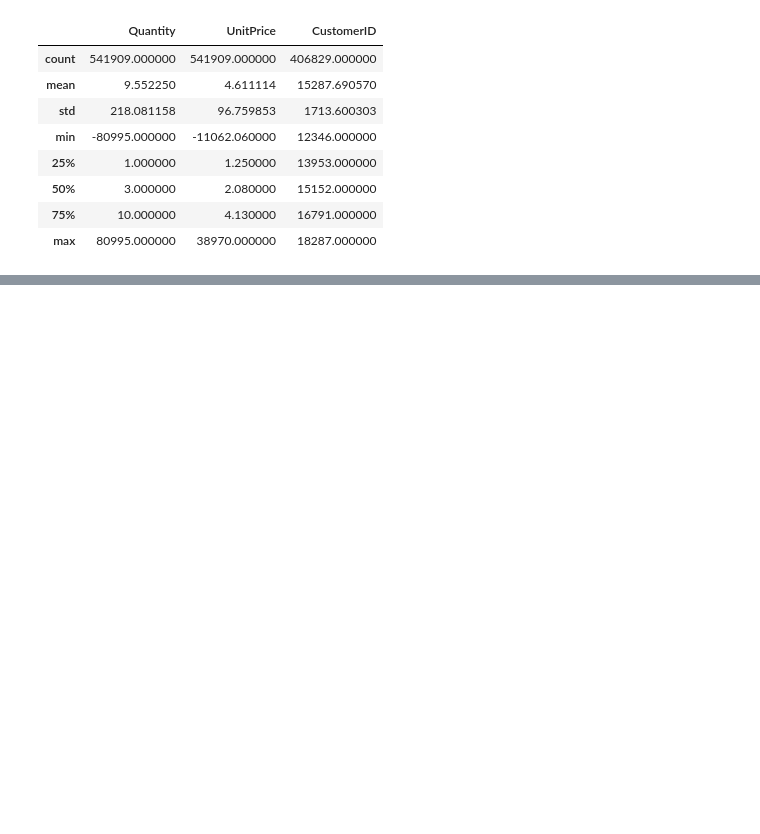
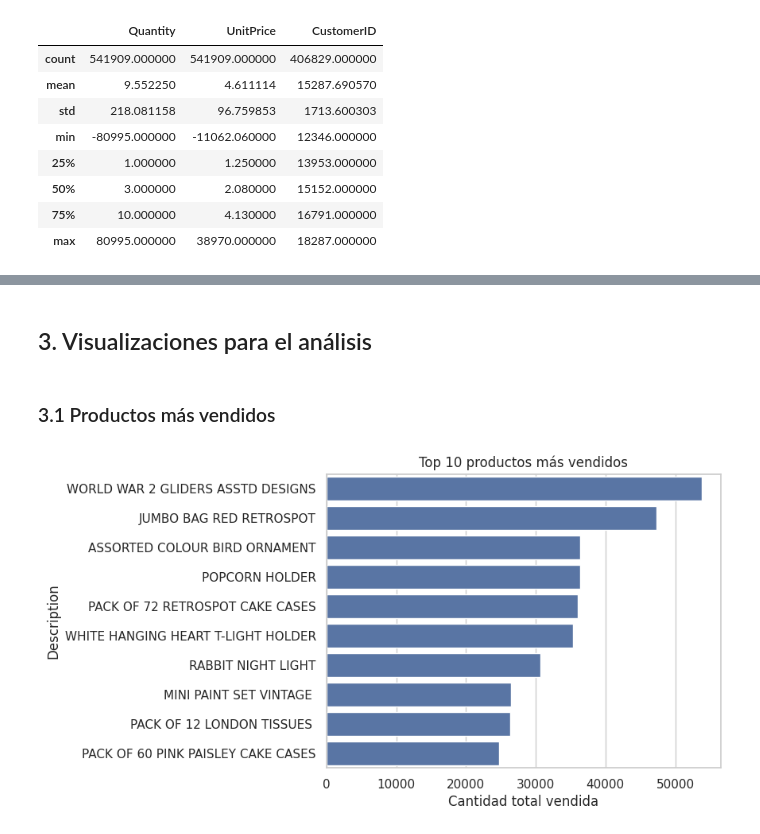
Before and after one commit to NicolasBeatum/EDA_FundamentosML_NicolasHernandez, a Jupyter notebook: FMLNicolasHernandez_Prueba1.ipynb, the cells around one changed output, grey strips where cells are left out. Drawn from its saved outputs; the diff is of its cells as text; code cells hidden in the pictures; blank space fills up the shorter version.

```diff
--- a/FMLNicolasHernandez_Prueba1.ipynb
+++ b/FMLNicolasHernandez_Prueba1.ipynb
@@ -60,0 +163,12 @@ TypeError: can only concatenate str (not "int") to str
+# %% [markdown]
+## 3. Visualizaciones para el análisis
+# %% [markdown]
+### 3.1 Productos más vendidos
+# %%
+top_prod = df.groupby('Description')['Quantity'].sum().sort_values(ascending=False).head(10)
+sns.barplot(x=top_prod.values, y=top_prod.index)
+plt.title('Top 10 productos más vendidos')
+plt.xlabel('Cantidad total vendida')
+plt.show()
+# %% [output]
+[figure, added]
```
Also changed, not shown: parts of 35 cells of this notebook.
